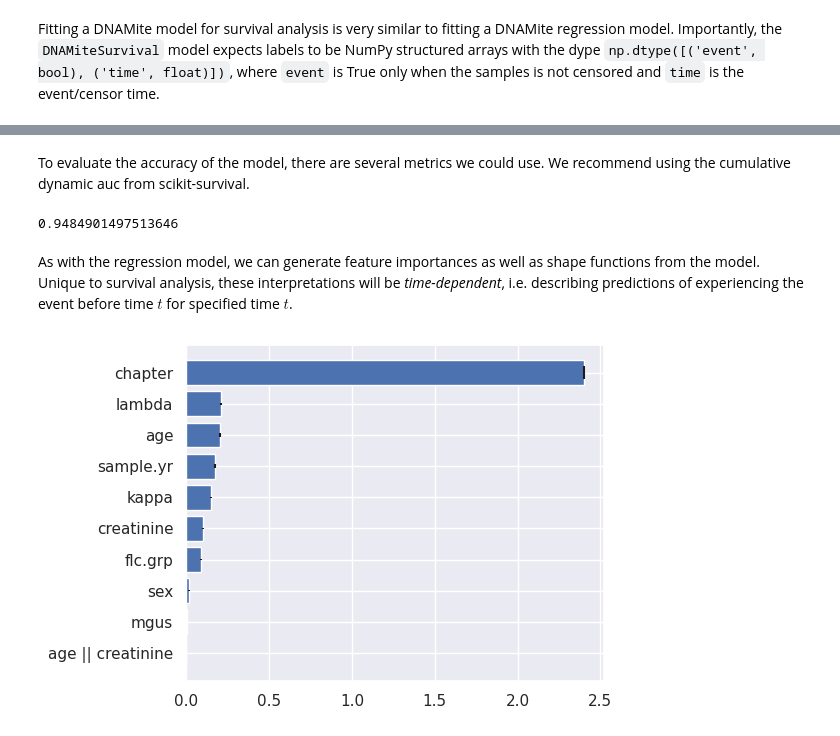
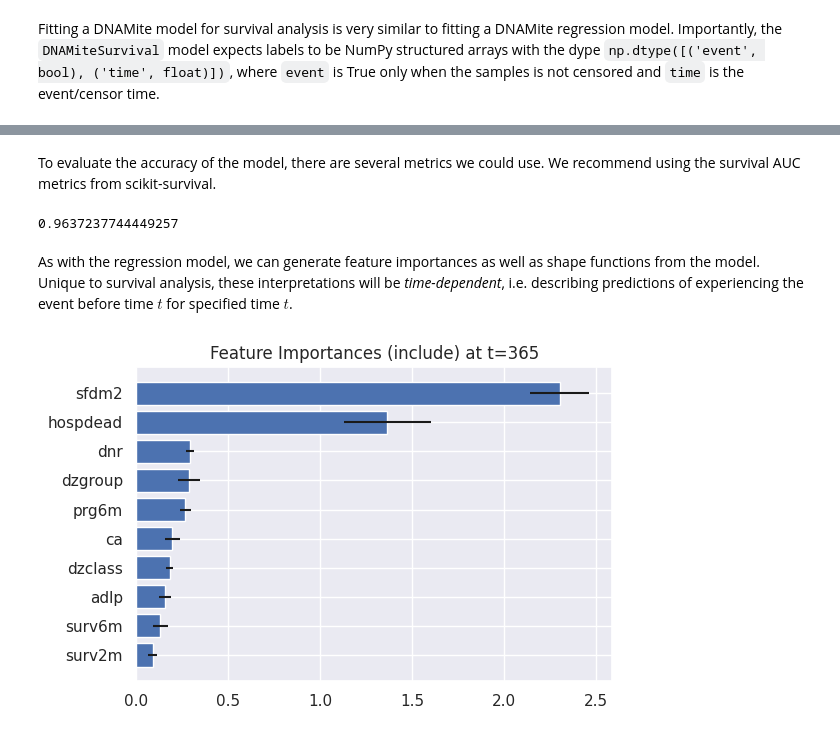
Before and after one commit to udellgroup/dnamite, a Jupyter notebook: docs/source/notebooks/quick_start.ipynb, the cells around one changed output, grey strips where cells are left out. Cells and saved outputs as stored; diff of their text form; code cells hidden in the pictures.

```diff
--- a/docs/source/notebooks/quick_start.ipynb
+++ b/docs/source/notebooks/quick_start.ipynb
@@ -125,3 +88,13 @@ X_train, X_test, y_train, y_test = train_test_split(X, y, test_size=0.2, random_
+# %%
+from ucimlrepo import fetch_ucirepo
+
+support2 = fetch_ucirepo(id=880)
+X = support2.data.features
+y = np.empty(X.shape[0], dtype=[("event", bool), ("time", float)])
+y["event"] = support2.data.original["death"]
+y["time"] = support2.data.original["d.time"]
+
+X_train, X_test, y_train, y_test = train_test_split(X, y, test_size=0.2, random_state=10)
 # %% [markdown]
 Fitting a DNAMite model for survival analysis is very similar to fitting a DNAMite regression model. Importantly, the `DNAMiteSurvival` model expects labels to be NumPy structured arrays with the dype `np.dtype([('event', bool), ('time', float)])`, where `event` is True only when the samples is not censored and `time` is the event/censor time.
 # %%
@@ -130,5 +103,6 @@ from dnamite.models import DNAMiteSurvival
 model = DNAMiteSurvival(
     n_features=X_train.shape[1],
     device=device,
+    num_pairs=5
 )
 model.fit(X_train, y_train)
@@ -162,23 +109,22 @@ Early stopping at 6 epochs: Test loss has not improved for 5 consecutive epochs.
 # %% [markdown]
-To evaluate the accuracy of the model, there are several metrics we could use. We recommend using the cumulative dynamic auc from scikit-survival.
+To evaluate the accuracy of the model, there are several metrics we could use. We recommend using the survival AUC metrics from scikit-survival.
 # %%
 from sksurv.metrics import cumulative_dynamic_auc
 
 test_times = np.linspace(
     max(y_train["time"].min(), y_test[y_test["event"] > 0]["time"].min()) + 1e-4,
     min(y_train["time"].max(), y_test[y_test["event"] > 0]["time"].max()) - 1e-4,
-    1000
+    100
 )
 
 surv_preds = model.predict_survival(X_test, test_times)
-risk_preds = -1 * np.log(np.clip(surv_preds, 1e-5, 10 - 1e-5))
-_, mean_auc = cumulative_dynamic_auc(y_train, y_test, risk_preds, test_times)
+_, mean_auc = cumulative_dynamic_auc(y_train, y_test, 1 - surv_preds, test_times)
 mean_auc
 # %% [output]
-0.9484901497513646
+0.9637237744449257
 # %% [markdown]
 As with the regression model, we can generate feature importances as well as shape functions from the model. Unique to survival analysis, these interpretations will be *time-dependent*, i.e. describing predictions of experiencing the event before time $t$ for specified time $t$.
 # %%
-model.plot_feature_importances(eval_times=365*5)
+model.plot_feature_importances(eval_times=365)
 # %% [output]
-[figure, old version]
+[figure, new version]
```
Also changed, not shown: parts of 19 cells of this notebook, 5 other files.
